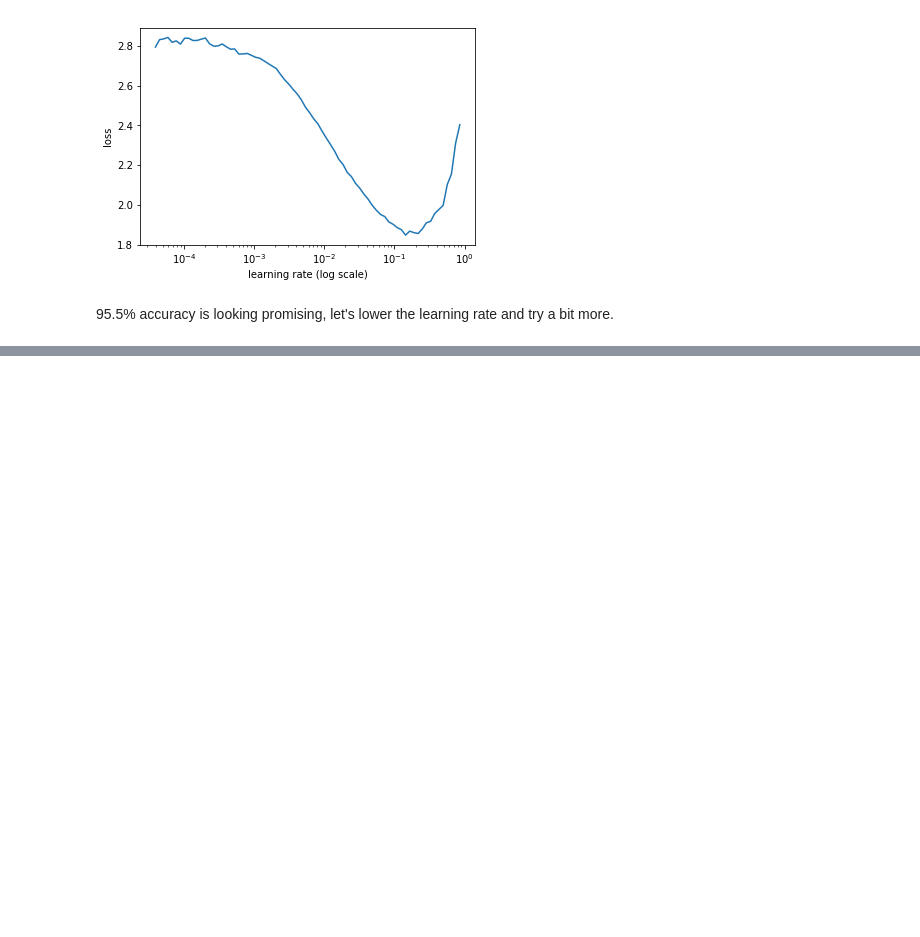
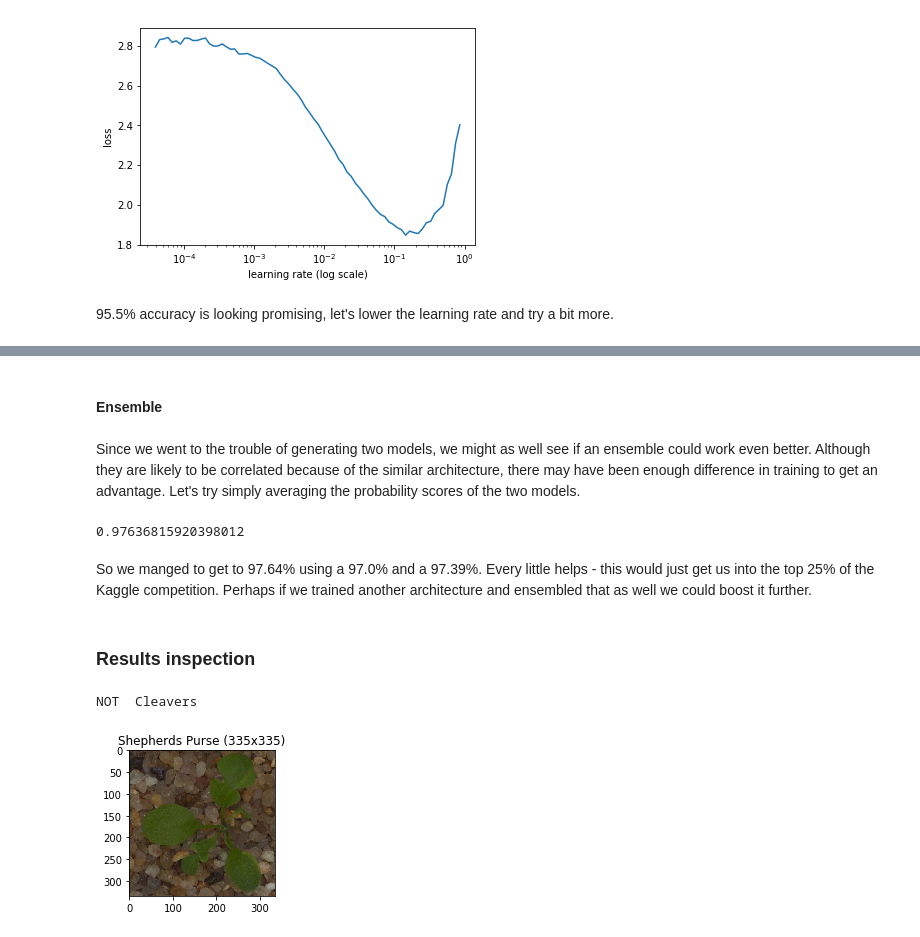
Before and after one commit to jamesr2323/deep_learning, a Jupyter notebook: multi_class_image_classification.ipynb, the cells around one changed output, grey strips where cells are left out. Drawn from its saved outputs; the diff is of its cells as text; code cells hidden in the pictures; blank space fills up the shorter version.

```diff
--- a/multi_class_image_classification.ipynb
+++ b/multi_class_image_classification.ipynb
@@ -120,7 +121,7 @@ These are a couple of helper functions to make it easier to test out multiple va
 # %%
 def get_data(arch, sz=299, bs=32):
     tfms = tfms_from_model(arch, sz, aug_tfms=transforms_top_down, max_zoom=1.05)
-    return ImageClassifierData.from_paths(PATH, tfms=tfms, bs=bs)
+    return ImageClassifierData.from_paths(PATH, tfms=tfms, bs=bs, test_name='test')
 
 def learn_size(learn, sz, lr, lrs):
     learn.set_data(get_data(resnet50, sz=sz))
@@ -270,4 +238,9 @@ learn.save('resnet50.299')
 learn.load('resnet50.299')
 learn = learn_size(learn, 299, 3e-2, [1/500, 1/50, 1/5])
 learn.save('resnet50.299x2')
+
+learn.load('resnet50.299x2')
+log_preds,y = learn.TTA()
+preds = np.argmax(np.exp(log_preds), axis=1)
+print("Test set accuracy: ", accuracy_score(y, preds))
 # %% [output]
@@ -288,0 +250,33 @@ RuntimeError: Set changed size during iteration
+# %% [markdown]
+#### Ensemble
+# %% [markdown]
+Since we went to the trouble of generating two models, we might as well see if an ensemble could work even better. Although they are likely to be correlated because of the similar architecture, there may have been enough difference in training to get an advantage. Let's try simply averaging the probability scores of the two models.
+# %%
+learn.load('resnet50.64.128.256.299')
+log_preds,_ = learn.TTA()
+probs_1 = np.exp(log_preds)
+
+learn.load('resnet50.299x2')
+log_preds,y = learn.TTA()
+probs_2 = np.exp(log_preds)
+
+probs_avg = (probs_1 + probs_2) / 2
+preds = np.argmax(probs_avg, axis = 1)
+accuracy_score(y, preds)
+# %% [output]
+0.97636815920398012
+# %% [markdown]
+So we manged to get to 97.64% using a 97.0% and a 97.39%. Every little helps - this would just get us into the top 25% of the Kaggle competition. Perhaps if we trained another architecture and ensembled that as well we could boost it further.
+# %% [markdown]
+### Results inspection
+# %%
+# Get all the incorrectly classified indexes:
+incorrect_idxs = [i for i, x in enumerate([x==y for x,y in zip(y, preds)]) if not x]
+
+for _ in range(1,)
+idx_idx = random.randint(0,len(incorrect_idxs)-1)
+print("NOT ",data.classes[preds[incorrect_idxs[idx_idx]]])
+plot_images(data.test_ds, y, data.classes, incorrect_idxs[idx_idx:idx_idx+1])
+# %% [output]
+NOT  Cleavers
+[figure, added]
```
Also changed, not shown: parts of 7 cells of this notebook, 1 other file.
